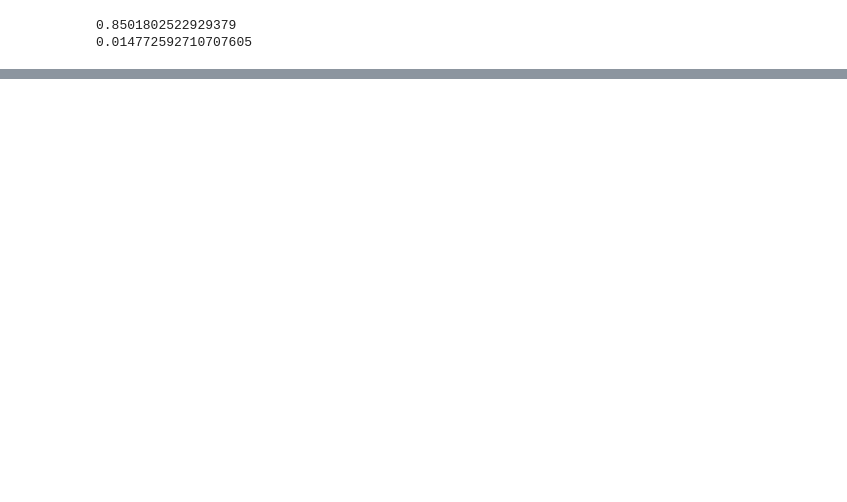
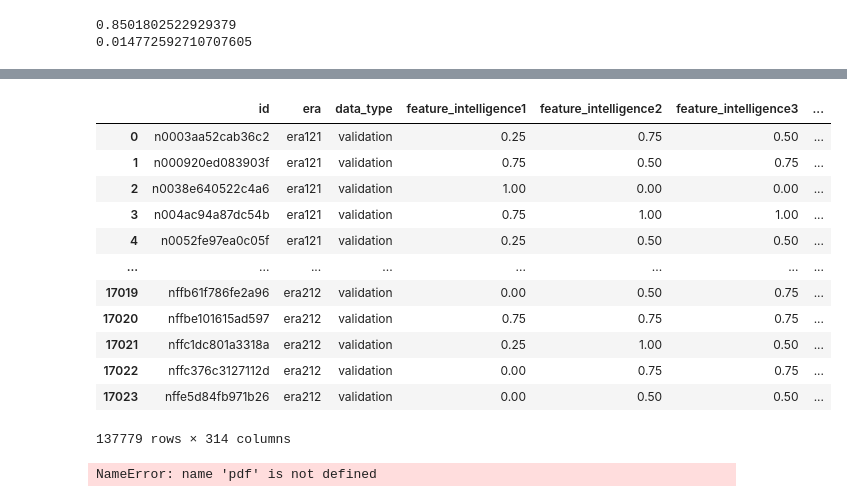
Before and after one commit to djliden/numerai_utils, a Jupyter notebook: notebooks/procedural_test.ipynb, the cells around one changed output, grey strips where cells are left out. Cells and saved outputs as stored; diff of their text form; code cells hidden in the pictures; blank space fills up the shorter version.

Commit message:
Use dask and pickle for faster loading and processing of training data

```diff
--- a/notebooks/procedural_test.ipynb
+++ b/notebooks/procedural_test.ipynb
@@ -165,3 +191,9 @@ save_preds(model=mod, chunksize=1e6,
 # %% [output]
 [interactive output not drawn]
 [interactive output not drawn]
+# %%
+%%time
+# dask
+import dask.dataframe as dd
+df = dd.read_csv(tourn)
+val_df = df[df['data_type'] == 'validation']
@@ -167,0 +203,4 @@ save_preds(model=mod, chunksize=1e6,
+# %%
+%%time
+val_df = val_df.compute()
+# %% [output]
@@ -167,0 +209,18 @@ save_preds(model=mod, chunksize=1e6,
+|  | id | era | data_type | feature_intelligence1 | feature_intelligence2 | feature_intelligence3 | ... |
+| 0 | n0003aa52cab36c2 | era121 | validation | 0.25 | 0.75 | 0.50 | ... |
+| 1 | n000920ed083903f | era121 | validation | 0.75 | 0.50 | 0.75 | ... |
+| 2 | n0038e640522c4a6 | era121 | validation | 1.00 | 0.00 | 0.00 | ... |
+| 3 | n004ac94a87dc54b | era121 | validation | 0.75 | 1.00 | 1.00 | ... |
+| 4 | n0052fe97ea0c05f | era121 | validation | 0.25 | 0.50 | 0.50 | ... |
+| ... | ... | ... | ... | ... | ... | ... | ... |
+| 17019 | nffb61f786fe2a96 | era212 | validation | 0.00 | 0.50 | 0.75 | ... |
+| 17020 | nffbe101615ad597 | era212 | validation | 0.75 | 0.75 | 0.75 | ... |
+| 17021 | nffc1dc801a3318a | era212 | validation | 0.25 | 1.00 | 0.50 | ... |
+| 17022 | nffc376c3127112d | era212 | validation | 0.00 | 0.75 | 0.75 | ... |
+| 17023 | nffe5d84fb971b26 | era212 | validation | 0.00 | 0.50 | 0.50 | ... |
+137779 rows × 314 columns
+# %%
+del df
+del pdf
+# %% [output]
+NameError: name 'pdf' is not defined
```
Also changed, not shown: parts of 11 cells of this notebook, 5 other files.
